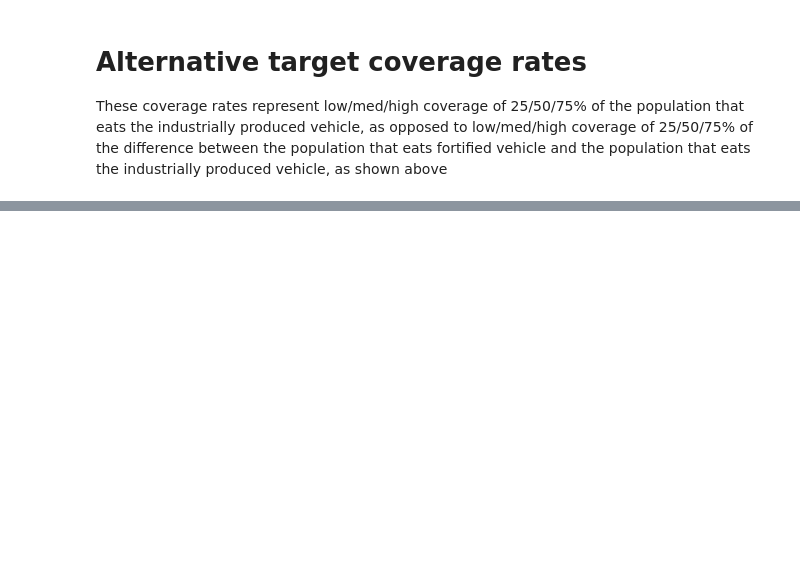
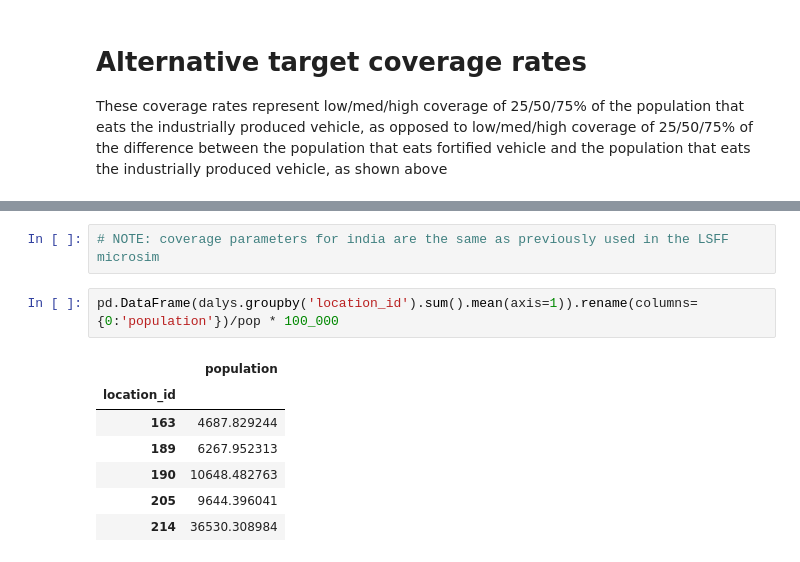
Before and after one commit to ihmeuw/vivarium_data_analysis, a Jupyter notebook: pre_processing/lsff_project/multiplication_models/dichotomous_models/dichotomous_multiplication_model_prep_functions.ipynb, the cells around one changed output, grey strips where cells are left out. Drawn from its saved outputs; the diff is of its cells as text; blank space fills up the shorter version.

```diff
--- a/pre_processing/lsff_project/multiplication_models/dichotomous_models/dichotomous_multiplication_model_prep_functions.ipynb
+++ b/pre_processing/lsff_project/multiplication_models/dichotomous_models/dichotomous_multiplication_model_prep_functions.ipynb
@@ -551,0 +522,12 @@ fort_daly_reduction_by_location_alt
+# %%
+# NOTE: coverage parameters for india are the same as previously used in the LSFF microsim
+# %%
+pd.DataFrame(dalys.groupby('location_id').sum().mean(axis=1)).rename(columns={0:'population'})/pop * 100_000
+# %% [output]
+|  | population |
+| location_id |  |
+| 163 | 4687.829244 |
+| 189 | 6267.952313 |
+| 190 | 10648.482763 |
+| 205 | 9644.396041 |
+| 214 | 36530.308984 |
```
Also changed, not shown: parts of 18 cells of this notebook, 2 other files.
